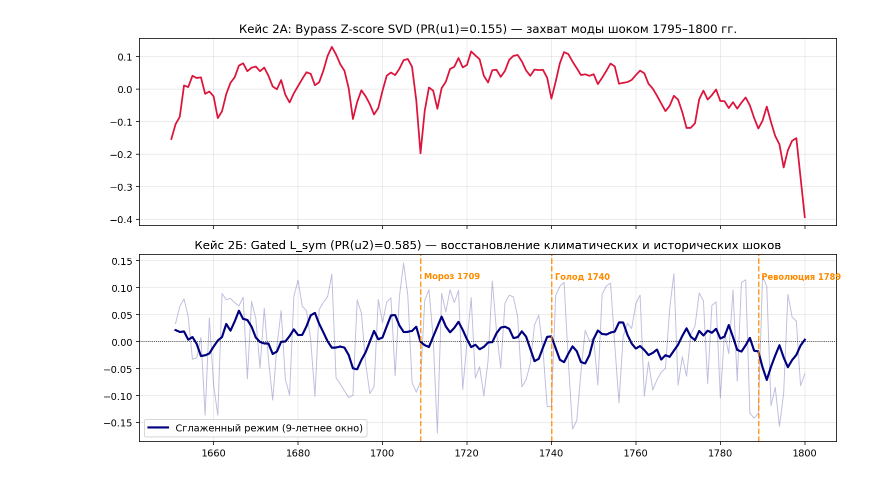
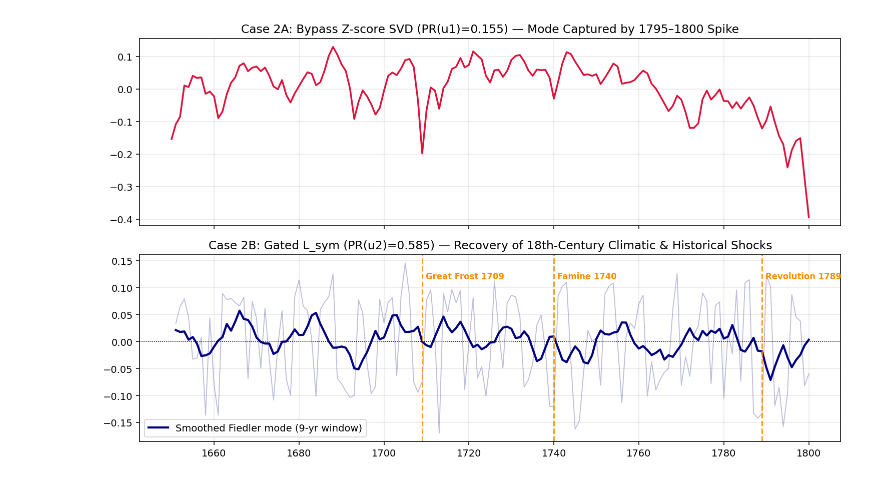
Before and after one commit to avtonomov-petr/cliometric-spectral-audit, a Jupyter notebook: cliometric_spectral_audit.ipynb, the cells around one changed output. Cells and saved outputs as stored; diff of their text form; code cells hidden in the pictures.

```diff
--- a/cliometric_spectral_audit.ipynb
+++ b/cliometric_spectral_audit.ipynb
@@ -181,29 +237,41 @@ PR(u1) = 0.485 (0.43408143718821407, 0.5341339792936044) | PR(v1) = 0.998 (0.996
 # %%
-archives = [f for f in os.listdir(".") if "ipvxmw" in f.lower() or f.endswith(".zip")]
+archives = [
+    f for f in os.listdir(".") if "ipvxmw" in f.lower() or f.endswith(".zip")
+]
 if not archives:
-    raise FileNotFoundError("Загрузите 'doi-10.34894-ipvxmw.zip' в левую панель Colab (Files)!")
+  raise FileNotFoundError(
+      "Please upload 'doi-10.34894-ipvxmw.zip' to the Colab Files panel!"
+  )
 
 arch_file = archives.pop(0)
 extract_dir = "allen_unger_data"
 if not os.path.exists(extract_dir):
-    with zipfile.ZipFile(arch_file, "r") as z:
-        z.extractall(extract_dir)
+  with zipfile.ZipFile(arch_file, "r") as z:
+    z.extractall(extract_dir)
 
 wheat_files = sorted(glob.glob(f"{extract_dir}/**/*_Wheat.csv", recursive=True))
 wheat_series = {}
 for path in wheat_files:
-    try:
-        df_c = pd.read_csv(path, low_memory=False)
-        yr_col = next(c for c in df_c.columns if "year" in str(c).lower())
-        num_cols = [c for c in df_c.select_dtypes(include=[np.number]).columns if c != yr_col]
-        silver_cols = [c for c in num_cols if "silver" in str(c).lower() or "gram" in str(c).lower()]
-        val_col = silver_cols.pop(0) if silver_cols else num_cols[-1]
-        city = os.path.basename(path).replace("_Wheat.csv", "")
-        s = df_c.groupby(yr_col)[val_col].mean().dropna()
-        if len(s) >= 50:
-            wheat_series[city] = s
-    except Exception:
-        pass
+  try:
+    df_c = pd.read_csv(path, low_memory=False)
+    yr_col = next(c for c in df_c.columns if "year" in str(c).lower())
+    num_cols = [
+        c
+        for c in df_c.select_dtypes(include=[np.number]).columns
+        if c != yr_col
+    ]
+    silver_cols = [
+        c
+        for c in num_cols
+        if "silver" in str(c).lower() or "gram" in str(c).lower()
+    ]
+    val_col = silver_cols.pop(0) if silver_cols else num_cols[-1]
+    city = os.path.basename(path).replace("_Wheat.csv", "")
+    s = df_c.groupby(yr_col)[val_col].mean().dropna()
+    if len(s) >= 50:
+      wheat_series[city] = s
+  except Exception:
+    pass
 
 df_w_all = pd.DataFrame(wheat_series).sort_index()
 df_sub = df_w_all.loc[1650:1800]
@@ -221,25 +289,57 @@ _, _, evecs_w, gap_w = build_lsym_and_fiedler(X_diff_wz, k_nn=8)
 u2_w = evecs_w[:, 1]
 pr_u2_w = participation_ratio(u2_w)
 
-print(f"=== КЕЙС 2: ALLEN-UNGER ПШЕНИЦА 1650–1800 ({len(yrs_w)} лет x {len(cities_w)} городов) ===")
-print(f"Bypass: PR(u1) = {res1_w['pr_u1']:.3f} | PR(v1) = {res1_w['pr_v1']:.3f} | Лидер: {res1_w['top_label']} ({res1_w['top_share']:.1%})")
-print(f"Gated (L_sym): PR(u2) = {pr_u2_w:.3f} (рост равномерности в {pr_u2_w / res1_w['pr_u1']:.1f} раза)")
+print(
+    f"=== CASE 2: ALLEN-UNGER WHEAT 1650–1800 ({len(yrs_w)} years x"
+    f" {len(cities_w)} markets) ==="
+)
+print(
+    f"Bypass: PR(u1) = {res1_w['pr_u1']:.3f} | PR(v1) = {res1_w['pr_v1']:.3f}"
+    f" | Top share: {res1_w['top_label']} ({res1_w['top_share']:.1%})"
+)
+print(
+    f"Gated (L_sym): PR(u2) = {pr_u2_w:.3f}"
+    f" ({pr_u2_w / res1_w['pr_u1']:.1f}x increase in temporal uniformity)"
+)
 
-# Отрисовка и сохранение фигуры Кейса 2
+# Plot and save Case 2 figure
 fig, (ax1, ax2) = plt.subplots(2, 1, figsize=(11, 6.5), sharex=True)
 ax1.plot(yrs_w, res1_w["U"][:, 0], color="crimson", lw=1.8)
-ax1.set_title(f"Кейс 2А: Bypass Z-score SVD (PR(u1)={res1_w['pr_u1']:.3f}) — захват моды шоком 1795–1800 гг.")
+ax1.set_title(
+    f"Case 2A: Bypass Z-score SVD (PR(u1)={res1_w['pr_u1']:.3f}) — Mode"
+    " Captured by 1795–1800 Spike"
+)
 ax1.grid(True, alpha=0.3)
 
-u2_w_smooth = np.convolve(u2_w, np.ones(9)/9, mode="same")
+u2_w_smooth = np.convolve(u2_w, np.ones(9) / 9, mode="same")
 ax2.plot(yrs_w[1:], u2_w, color="navy", alpha=0.25, lw=1)
-ax2.plot(yrs_w[1:], u2_w_smooth, color="navy", lw=2.2, label="Сглаженный режим (9-летнее окно)")
+ax2.plot(
+    yrs_w[1:],
+    u2_w_smooth,
+    color="navy",
+    lw=2.2,
+    label="Smoothed Fiedler mode (9-yr window)",
+)
 ax2.axhline(0, color="black", ls=":", lw=0.8)
 ymin, ymax = ax2.get_ylim()
-for yr, lbl in [(1709, "Мороз 1709"), (1740, "Голод 1740"), (1789, "Революция 1789")]:
-    ax2.axvline(yr, color="darkorange", ls="--", alpha=0.85)
-    ax2.text(yr + 0.8, ymax * 0.72, lbl, color="darkorange", fontsize=8.5, fontweight="bold")
-ax2.set_title(f"Кейс 2Б: Gated L_sym (PR(u2)={pr_u2_w:.3f}) — восстановление климатических и исторических шоков")
+for yr, lbl in [
+    (1709, "Great Frost 1709"),
+    (1740, "Famine 1740"),
+    (1789, "Revolution 1789"),
+]:
+  ax2.axvline(yr, color="darkorange", ls="--", alpha=0.85)
+  ax2.text(
+      yr + 0.8,
+      ymax * 0.72,
+      lbl,
+      color="darkorange",
+      fontsize=8.5,
+      fontweight="bold",
+  )
+ax2.set_title(
+    f"Case 2B: Gated L_sym (PR(u2)={pr_u2_w:.3f}) — Recovery of 18th-Century"
+    " Climatic & Historical Shocks"
+)
 ax2.legend()
 ax2.grid(True, alpha=0.3)
 
@@ -253,2 +353,2 @@ Gated (L_sym): PR(u2) = 0.585 (рост равномерности в 3.8 раз
-[figure, old version]
+[figure, new version]
 # %%
```
Also changed, not shown: parts of 6 cells of this notebook.
